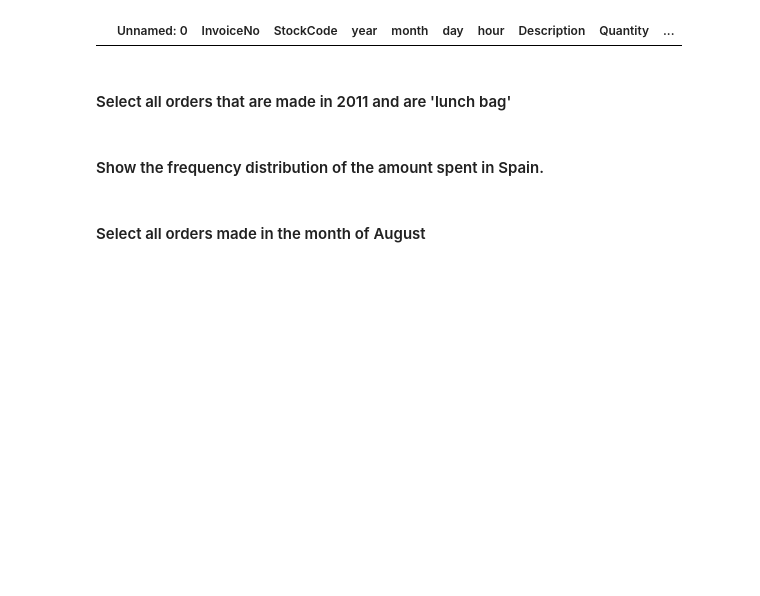
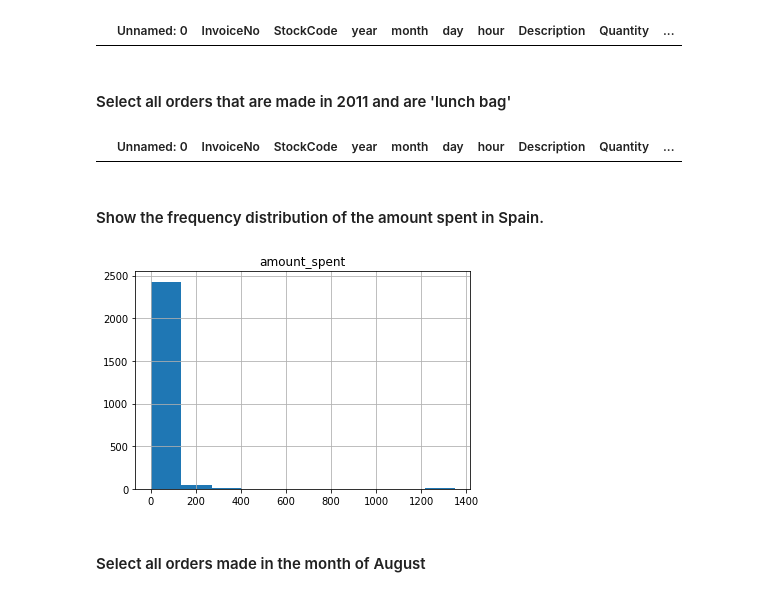
Before and after one commit to marinapm90/data-labs, a Jupyter notebook: module-2/lab-subsetting-and-descriptive-stats/your-code/main.ipynb, the cells around one changed output. Saved outputs shown, nothing was run; the diff lists cells and outputs as text; code cells hidden in the pictures; blank space fills up the shorter version.

```diff
--- a/module-2/lab-subsetting-and-descriptive-stats/your-code/main.ipynb
+++ b/module-2/lab-subsetting-and-descriptive-stats/your-code/main.ipynb
@@ -531,7 +536,19 @@ orders[orders['Description']== 'Lunch bag']
+# %%
+# your answer here
+orders[(orders['Description']== 'Lunch bag') & (orders['year'] == 2011)]
+
+# No se como sacar los datos de Lunch Bag
+# %% [output]
+|  | Unnamed: 0 | InvoiceNo | StockCode | year | month | day | hour | Description | Quantity | ... |
 # %% [markdown]
 #### Show the frequency distribution of the amount spent in Spain.
 # %%
 # your answer here
+orders_Spain = orders[orders['Country'] == 'Spain']
+
+orders_Spain.hist(column = 'amount_spent');
+# %% [output]
+[figure, added]
 # %% [markdown]
 #### Select all orders made in the month of August
 # %%
```
Also changed, not shown: parts of 10 cells of this notebook.
